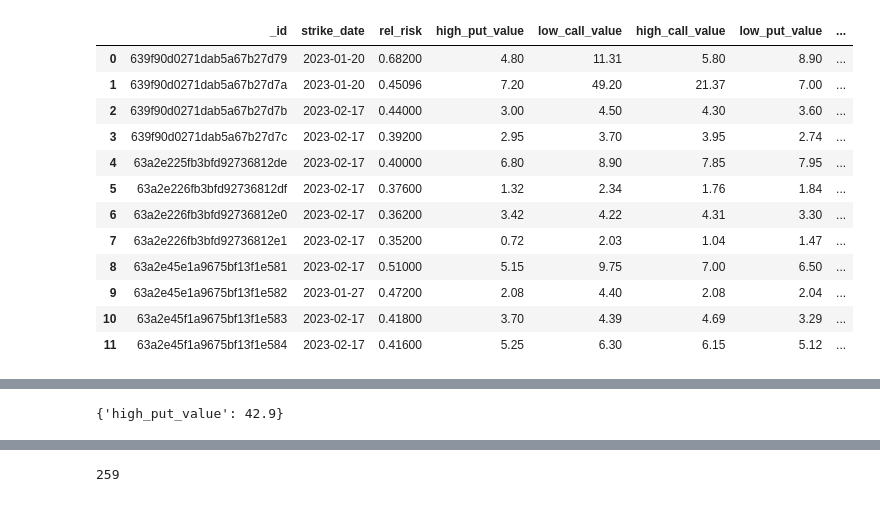
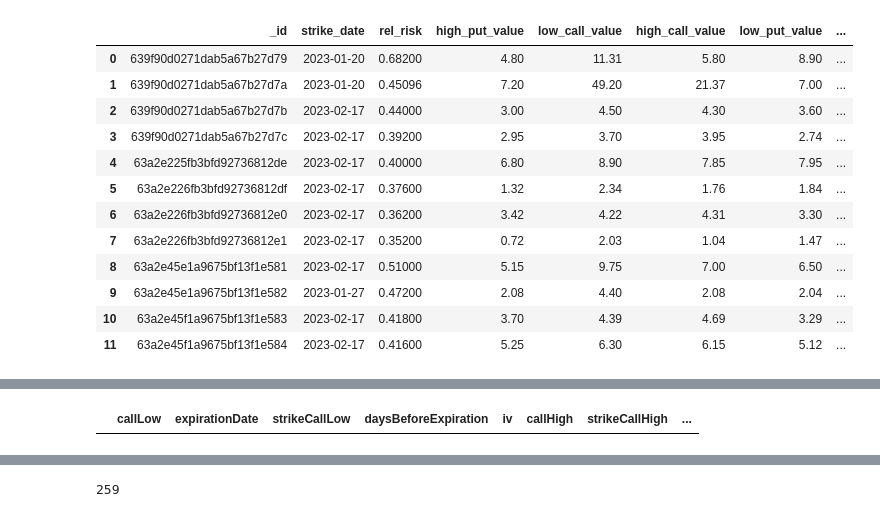
Before and after one commit to andermy/yahooScraper, a Jupyter notebook: Portfolio.ipynb, the cells around one changed output, grey strips where cells are left out. Cells and saved outputs as stored; diff of their text form; code cells hidden in the pictures.

```diff
--- a/Portfolio.ipynb
+++ b/Portfolio.ipynb
@@ -69,12 +97,12 @@ o = op
 # %%
 #o = o.reset_index()
-call1 = o[(o['strike'] == port.iloc[0]['lowStrikeCall'])&(o['expirationDate'] == port.iloc[0]['strike_date'])&(o['type'] == 'CALL')][['date', 'lastPrice', 'expirationDate', 'strike', 'daysBeforeExpiration', 'iv']]
+call1 = o[(o['strike'] == port.iloc[i]['lowStrikeCall'])&(o['expirationDate'] == port.iloc[i]['strike_date'])&(o['type'] == 'CALL')][['date', 'lastPrice', 'expirationDate', 'strike', 'daysBeforeExpiration', 'iv']]
 call1.columns = ['date', 'callLow', 'expirationDate', 'strikeCallLow', 'daysBeforeExpiration', 'iv']
-call2 = o[(o['strike'] == port.iloc[0]['highStrikeCall'])&(o['expirationDate'] == port.iloc[0]['strike_date'])&(o['type'] == 'CALL')][['date', 'lastPrice', 'strike']]
+call2 = o[(o['strike'] == port.iloc[i]['highStrikeCall'])&(o['expirationDate'] == port.iloc[i]['strike_date'])&(o['type'] == 'CALL')][['date', 'lastPrice', 'strike']]
 call2.columns = ['date', 'callHigh', 'strikeCallHigh']
-put1 = o[(o['strike'] == port.iloc[0]['lowStrikePut'])&(o['expirationDate'] == port.iloc[0]['strike_date'])&(o['type'] == 'CALL')][['date', 'lastPrice', 'strike']]
+put1 = o[(o['strike'] == port.iloc[i]['lowStrikePut'])&(o['expirationDate'] == port.iloc[i]['strike_date'])&(o['type'] == 'CALL')][['date', 'lastPrice', 'strike']]
 put1.columns = ['date', 'putLow', 'strikePutLow']
-put2 = o[(o['strike'] == port.iloc[0]['highStrikePut'])&(o['expirationDate'] == port.iloc[0]['strike_date'])&(o['type'] == 'CALL')][['date', 'lastPrice', 'strike']]
+put2 = o[(o['strike'] == port.iloc[i]['highStrikePut'])&(o['expirationDate'] == port.iloc[i]['strike_date'])&(o['type'] == 'CALL')][['date', 'lastPrice', 'strike']]
 put2.columns = ['date', 'putHigh', 'strikePutHigh']
 
 condor = call1.merge(call2, on='date', how='inner')
@@ -83,5 +111,5 @@ condor = condor.merge(put2, on='date', how='inner')
 
 condor['condor'] = condor.callLow-condor.callHigh-condor.putHigh+condor.putLow
 # %%
-o[o['expirationDate'] == port.iloc[0]['strike_date']].date.max()
+condor
 # %% [output]
@@ -89,7 +116,4 @@ Timestamp('2022-12-19 00:00:00')
+|  | callLow | expirationDate | strikeCallLow | daysBeforeExpiration | iv | callHigh | strikeCallHigh | ... |
 # %%
-data_dict = {}
-data_dict['high_put_value'] = condor.iloc[0]['putHigh']
-data_dict
+trades = m.stock_data.trade_history.find()
-# %% [output]
-{'high_put_value': 42.9}
 # %%
```
Also changed, not shown: parts of 9 cells of this notebook, 2 other files.
